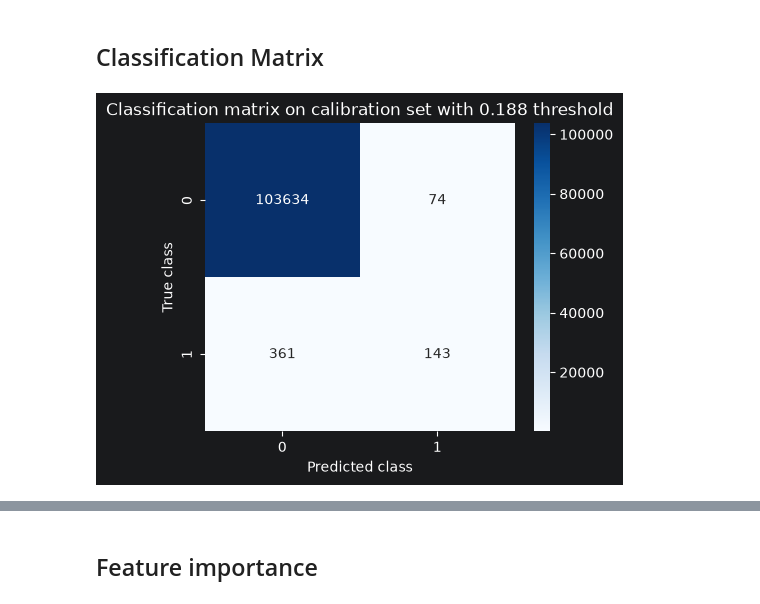
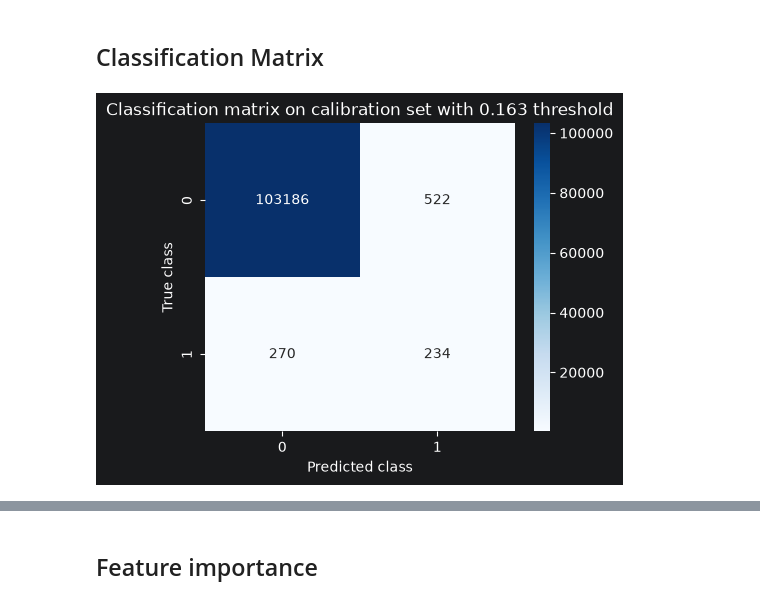
Before and after one commit to blbl-blbl/kaggle-Financial-Fraud-Detection-Dataset, a Jupyter notebook: notebooks/04_modeling.ipynb, the cells around one changed output, grey strips where cells are left out. Cells and saved outputs as stored; diff of their text form; code cells hidden in the pictures.

```diff
--- a/notebooks/04_modeling.ipynb
+++ b/notebooks/04_modeling.ipynb
@@ -931,0 +934,2 @@ joblib.dump(..., "../models/final_model.joblib")
+# %%
+catboost_model.fit(X_train, y_train)
@@ -1001,19 +1010,35 @@ joblib.dump(lgbm_model, "../models/final_model_catboost.joblib")
 # %% [markdown]
 ## Searching for a classification threshold
 # %%
-def threshold_searching(y_true, y_proba):
-    unique_thresholds = np.linspace(0, 1, 1001)
+def threshold_searching(
+    y_true,
+    y_proba,
+    beta=2
+):
+    precision, recall, thresholds = precision_recall_curve(
+        y_true,
+        y_proba
+    )
 
-    best_f1 = -np.inf
+    precision = precision[:-1]
+    recall = recall[:-1]
 
-    for threshold in unique_thresholds:
-        y_pred = (y_proba >= threshold).astype(int)
-        fB = f1_score(y_true, y_pred)
+    beta_sq = beta ** 2
 
-        if fB > best_f1:
-            best_f1 = fB
-            best_threshold = threshold
+    fbeta = (
+        (1 + beta_sq)
+        * precision
+        * recall
+        / (beta_sq * precision + recall + 1e-12)
+    )
+
+    best_idx = np.argmax(fbeta)
+
+    best_threshold = thresholds[best_idx]
 
     print(f"Best threshold: {best_threshold:.4f}")
-    print(f"Best f1 score: {best_f1:.4f}")
+    print(f"Precision: {precision[best_idx]:.4f}")
+    print(f"Recall: {recall[best_idx]:.4f}")
+    print(f"F_beta: {fbeta[best_idx]:.4f}")
+
     return best_threshold
@@ -1025,0 +1045,4 @@ Best f1 score: 0.3967
+# %%
+y_proba_threshold = calibrated_model_isotonic.predict_proba(X_threshold)[:, 1]
+best_threshold = threshold_searching(y_threshold, y_proba_threshold)
+y_pred_threshold = (y_proba_threshold >= best_threshold).astype(int)
@@ -1082,16 +1110,16 @@ weighted avg       0.99      0.99      0.99    196601
 ## Classification Matrix
 # %%
 # Calibration set
-cm = confusion_matrix(y_cal, y_pred_threshold)
+cm = confusion_matrix(y_threshold, y_pred_threshold)
 
 plt.figure(figsize=(5,4))
 sns.heatmap(cm, annot=True, fmt='d', cmap='Blues')
 plt.xlabel('Predicted class')
 plt.ylabel('True class')
 plt.title(f'Classification matrix on calibration set with {best_threshold:.3f} threshold')
 plt.show()
 # %% [output]
-[figure, old version]
+[figure, new version]
 # %%
 # Test set
 cm = confusion_matrix(y_test, y_pred_test)
```
Also changed, not shown: parts of 17 cells of this notebook.
